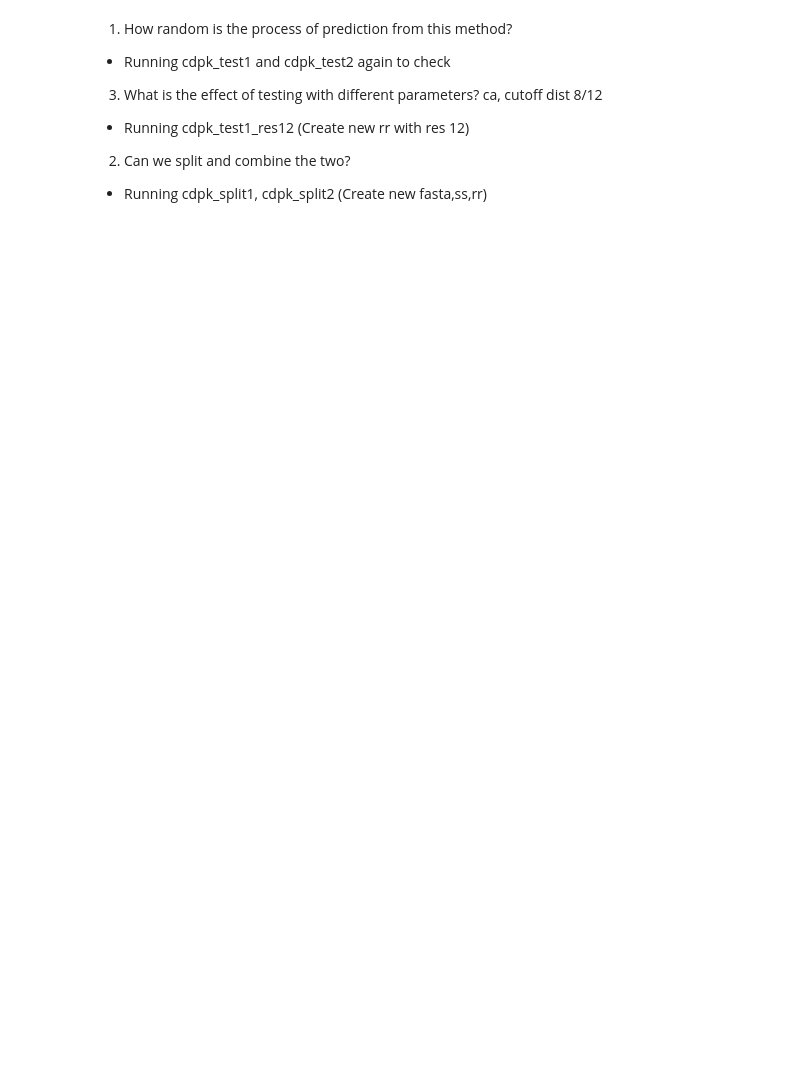
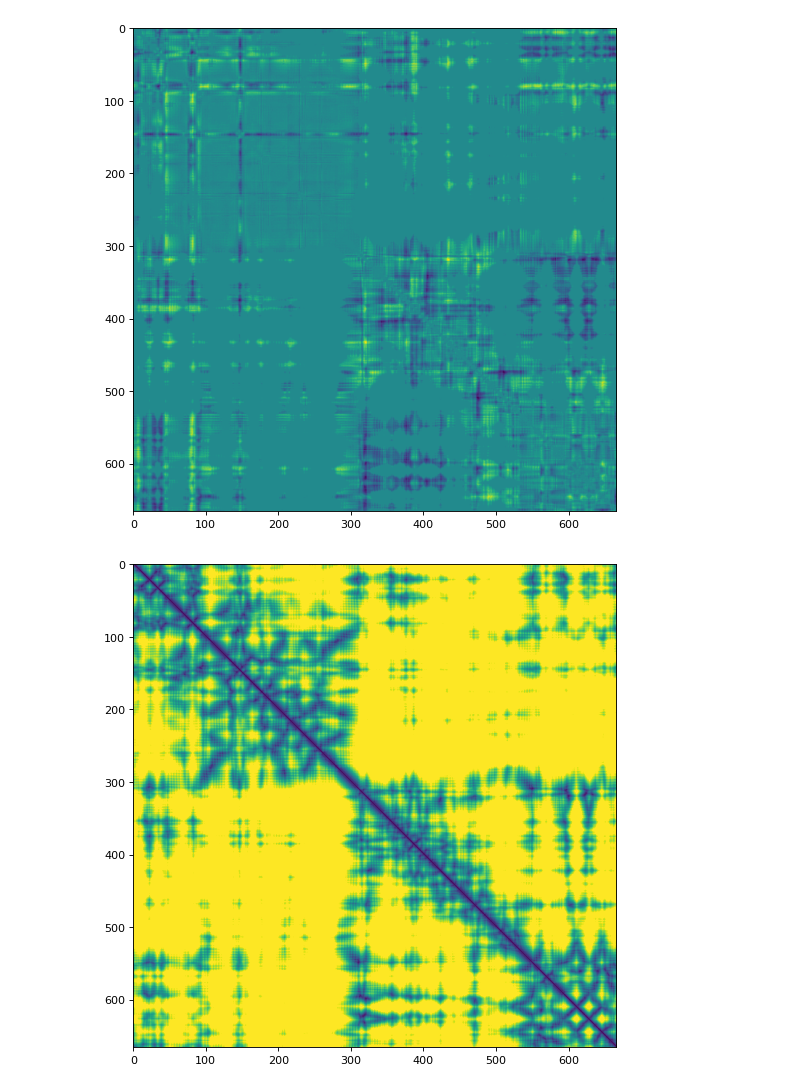
Before and after one commit to ychuhp/scoring_random_omega, a Jupyter notebook: distm_replace.ipynb, the cells around one changed output. Cells and saved outputs as stored; diff of their text form; code cells hidden in the pictures; blank space fills up the shorter version.

```diff
--- a/distm_replace.ipynb
+++ b/distm_replace.ipynb
@@ -112,12 +128,13 @@ test1 = util.distm_pdb('cdpk_test1_model1.pdb')
 test2 = util.distm_pdb('cdpk_test2_model1.pdb')
 util.plot_image(test1)
 util.plot_image(test2)
-# %% [markdown]
-1. How random is the process of prediction from this method?
-  * Running cdpk_test1 and cdpk_test2 again to check
-3. What is the effect of testing with different parameters? ca, cutoff dist 8/12
-  * Running cdpk_test1_res12
-  (Create new rr with res 12)
-2. Can we split and combine the two?
-  * Running cdpk_split1, cdpk_split2
-  (Create new fasta,ss,rr)
+# %%
+import util
+x = util.distm_pdb('new_test/cdpk_test2_model1.pdb')
+y = util.distm_pdb('new_test/cdpk_test2_repeat_model1.pdb')
+util.plot_image(x-y)
+util.plot_image(x)
+util.plot_image(y)
+# %% [output]
+[figure, added]
+[figure, added]
```
Also changed, not shown: parts of 9 cells of this notebook, 56 other files.
